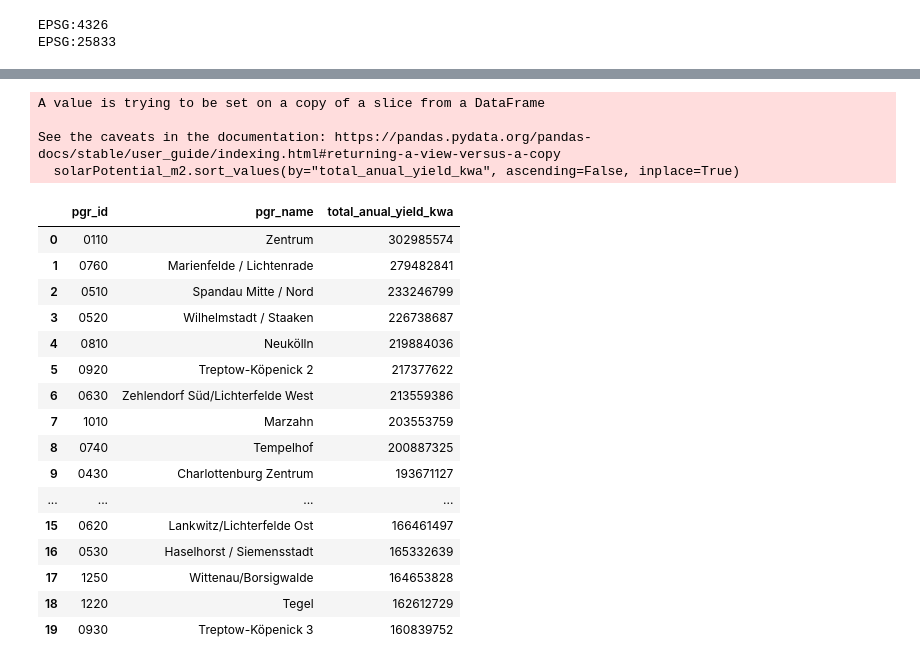
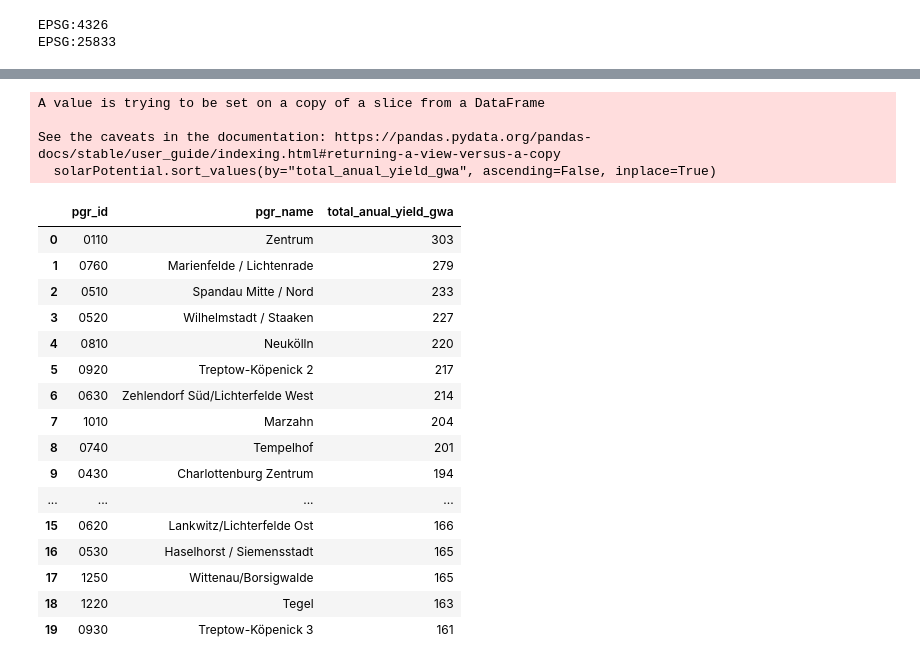
Before and after one commit to technologiestiftung/odis-cardgame, a Jupyter notebook: cardgame/scripts/getSolarPotential.ipynb, the cells around one changed output, grey strips where cells are left out. Saved outputs shown, nothing was run; the diff lists cells and outputs as text; code cells hidden in the pictures.

Commit message:
correction script solar potential gwh/a

```diff
--- a/cardgame/scripts/getSolarPotential.ipynb
+++ b/cardgame/scripts/getSolarPotential.ipynb
@@ -166,13 +166,14 @@ def calculate_solar_potential(admin_area, gdf_solarPotential):
 
     #calculate the total sum of the potential annual yield [kWh/a]
     total_anual_yield_kwa = intersections["sum_str_19_5"].sum()
+    total_anual_yield_gwa = round(total_anual_yield_kwa / 1000000)
 
-    print(f"Admin Area: {admin_area['pgr_name']}, Total anual yield in kw/a: {total_anual_yield_kwa}")
+    print(f"Admin Area: {admin_area['pgr_name']}, Total anual yield in gw/a: {total_anual_yield_gwa}")
 
-    return  total_anual_yield_kwa
+    return  total_anual_yield_gwa
 # %%
 #calculation of total_sum_modarea for each administrative area
-admin_areas["total_anual_yield_kwa"] = admin_areas.apply(
+admin_areas["total_anual_yield_gwa"] = admin_areas.apply(
     lambda row: calculate_solar_potential(row, gdf_solarPotential), axis=1
 )
 # %% [output]
@@ -196,33 +197,33 @@ Admin Area: Marzahn, Total anual yield in kw/a: 203553759
 # %%
 #subset
-solarPotential_m2 = admin_areas[["pgr_id", "pgr_name", "total_anual_yield_kwa"]]
+solarPotential = admin_areas[["pgr_id", "pgr_name", "total_anual_yield_gwa"]]
 
 #sort values descending
-solarPotential_m2.sort_values(by="total_anual_yield_kwa", ascending=False, inplace=True)
-solarPotential_m2.reset_index(drop=True, inplace=True)
+solarPotential.sort_values(by="total_anual_yield_gwa", ascending=False, inplace=True)
+solarPotential.reset_index(drop=True, inplace=True)
 
-solarPotential_m2.head(20)
+solarPotential.head(20)
 # %% [output]
 A value is trying to be set on a copy of a slice from a DataFrame
 
 See the caveats in the documentation: https://pandas.pydata.org/pandas-docs/stable/user_guide/indexing.html#returning-a-view-versus-a-copy
-  solarPotential_m2.sort_values(by="total_anual_yield_kwa", ascending=False, inplace=True)
+  solarPotential.sort_values(by="total_anual_yield_gwa", ascending=False, inplace=True)
-|  | pgr_id | pgr_name | total_anual_yield_kwa |
-| 0 | 0110 | Zentrum | 302985574 |
-| 1 | 0760 | Marienfelde / Lichtenrade | 279482841 |
-| 2 | 0510 | Spandau Mitte / Nord | 233246799 |
-| 3 | 0520 | Wilhelmstadt / Staaken | 226738687 |
-| 4 | 0810 | Neukölln | 219884036 |
-| 5 | 0920 | Treptow-Köpenick 2 | 217377622 |
-| 6 | 0630 | Zehlendorf Süd/Lichterfelde West | 213559386 |
-| 7 | 1010 | Marzahn | 203553759 |
-| 8 | 0740 | Tempelhof | 200887325 |
-| 9 | 0430 | Charlottenburg Zentrum | 193671127 |
+|  | pgr_id | pgr_name | total_anual_yield_gwa |
+| 0 | 0110 | Zentrum | 303 |
+| 1 | 0760 | Marienfelde / Lichtenrade | 279 |
+| 2 | 0510 | Spandau Mitte / Nord | 233 |
+| 3 | 0520 | Wilhelmstadt / Staaken | 227 |
+| 4 | 0810 | Neukölln | 220 |
+| 5 | 0920 | Treptow-Köpenick 2 | 217 |
+| 6 | 0630 | Zehlendorf Süd/Lichterfelde West | 214 |
+| 7 | 1010 | Marzahn | 204 |
+| 8 | 0740 | Tempelhof | 201 |
+| 9 | 0430 | Charlottenburg Zentrum | 194 |
 | ... | ... | ... | ... |
-| 15 | 0620 | Lankwitz/Lichterfelde Ost | 166461497 |
-| 16 | 0530 | Haselhorst / Siemensstadt | 165332639 |
-| 17 | 1250 | Wittenau/Borsigwalde | 164653828 |
-| 18 | 1220 | Tegel | 162612729 |
-| 19 | 0930 | Treptow-Köpenick 3 | 160839752 |
+| 15 | 0620 | Lankwitz/Lichterfelde Ost | 166 |
+| 16 | 0530 | Haselhorst / Siemensstadt | 165 |
+| 17 | 1250 | Wittenau/Borsigwalde | 165 |
+| 18 | 1220 | Tegel | 163 |
+| 19 | 0930 | Treptow-Köpenick 3 | 161 |
 # %%
 #csv
```
Also changed, not shown: parts of 3 cells of this notebook, 3 other files.
